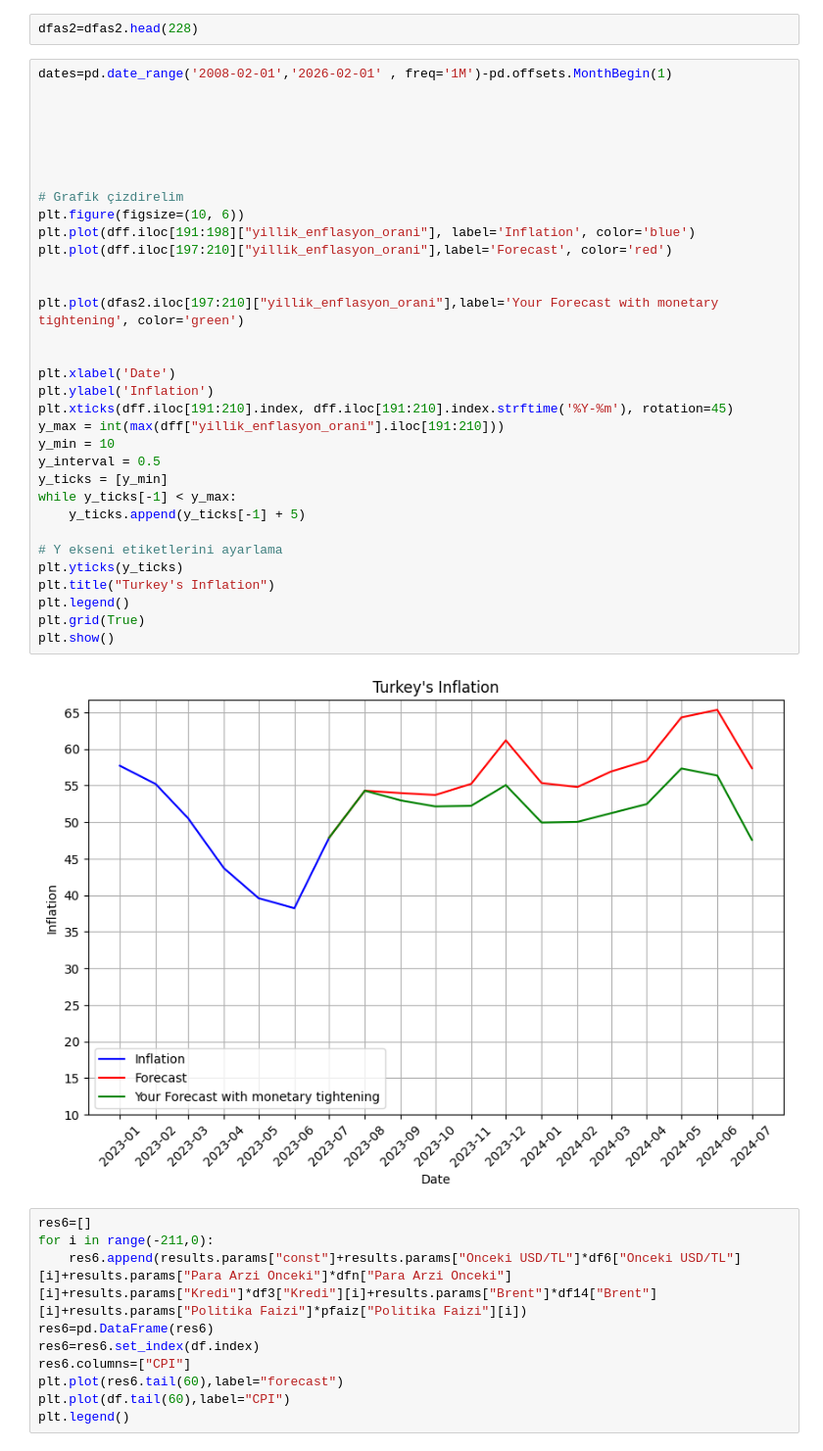
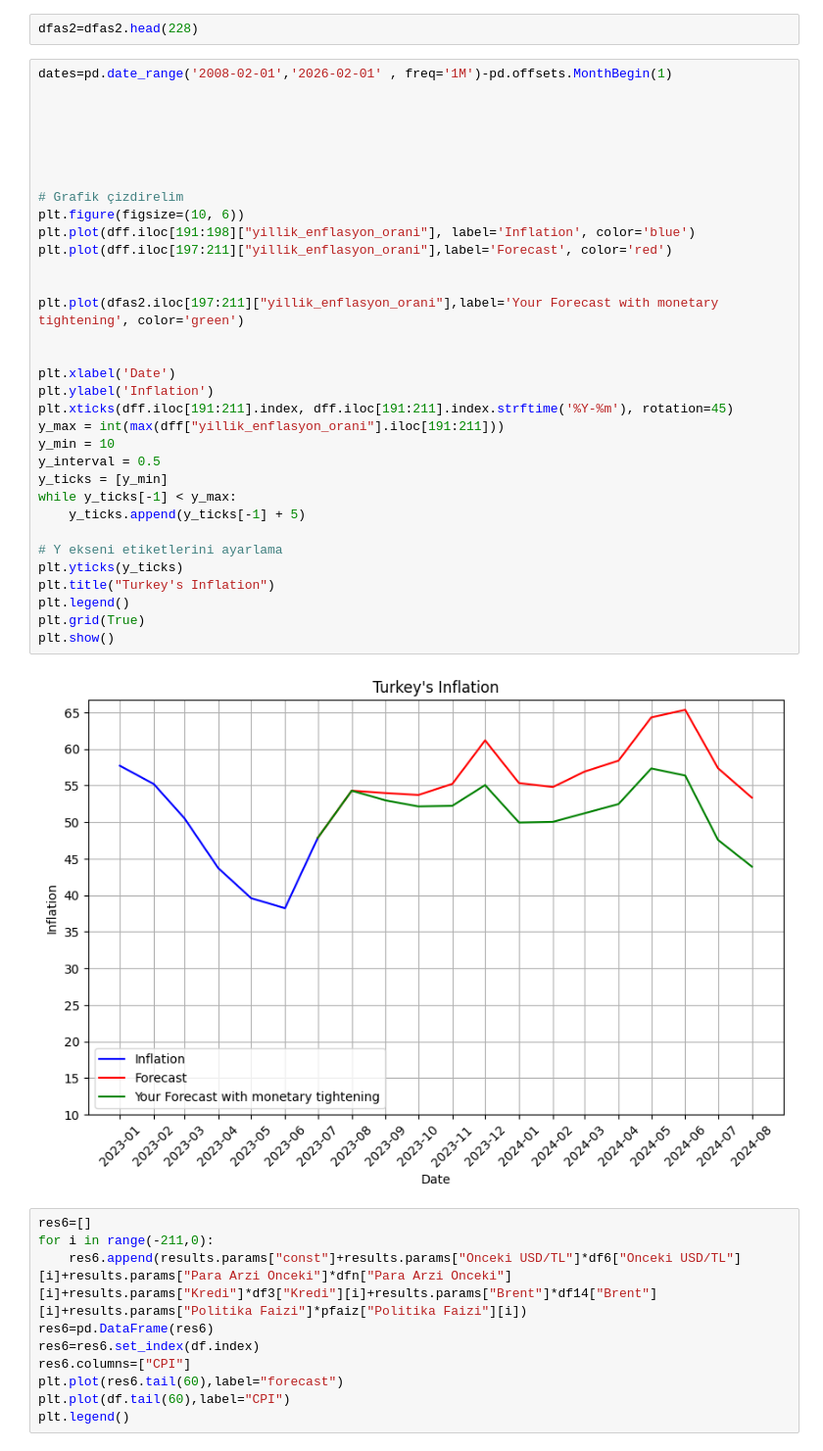
Before and after one commit to kaboya19/InflationForecast, a Jupyter notebook: InflationForecast.ipynb, the cells around one changed output. Shown: that part at 98% size. Cells and saved outputs as stored; diff of their text form.

```diff
--- a/InflationForecast.ipynb
+++ b/InflationForecast.ipynb
@@ -1091,38 +1091,38 @@ dfas2=dfas2.head(228)
 # %%
 dates=pd.date_range('2008-02-01','2026-02-01' , freq='1M')-pd.offsets.MonthBegin(1)
 
 
 
 
 
 
 # Grafik çizdirelim
 plt.figure(figsize=(10, 6))
 plt.plot(dff.iloc[191:198]["yillik_enflasyon_orani"], label='Inflation', color='blue')
-plt.plot(dff.iloc[197:210]["yillik_enflasyon_orani"],label='Forecast', color='red')
+plt.plot(dff.iloc[197:211]["yillik_enflasyon_orani"],label='Forecast', color='red')
 
 
-plt.plot(dfas2.iloc[197:210]["yillik_enflasyon_orani"],label='Your Forecast with monetary tightening', color='green')
+plt.plot(dfas2.iloc[197:211]["yillik_enflasyon_orani"],label='Your Forecast with monetary tightening', color='green')
 
 
 plt.xlabel('Date')
 plt.ylabel('Inflation')
-plt.xticks(dff.iloc[191:210].index, dff.iloc[191:210].index.strftime('%Y-%m'), rotation=45)
-y_max = int(max(dff["yillik_enflasyon_orani"].iloc[191:210]))
+plt.xticks(dff.iloc[191:211].index, dff.iloc[191:211].index.strftime('%Y-%m'), rotation=45)
+y_max = int(max(dff["yillik_enflasyon_orani"].iloc[191:211]))
 y_min = 10
 y_interval = 0.5
 y_ticks = [y_min]
 while y_ticks[-1] < y_max:
     y_ticks.append(y_ticks[-1] + 5)
 
 # Y ekseni etiketlerini ayarlama
 plt.yticks(y_ticks)
 plt.title("Turkey's Inflation")
 plt.legend()
 plt.grid(True)
 plt.show()
 # %% [output]
-[figure, old version]
+[figure, new version]
 # %%
 res6=[]
 for i in range(-211,0):
```
